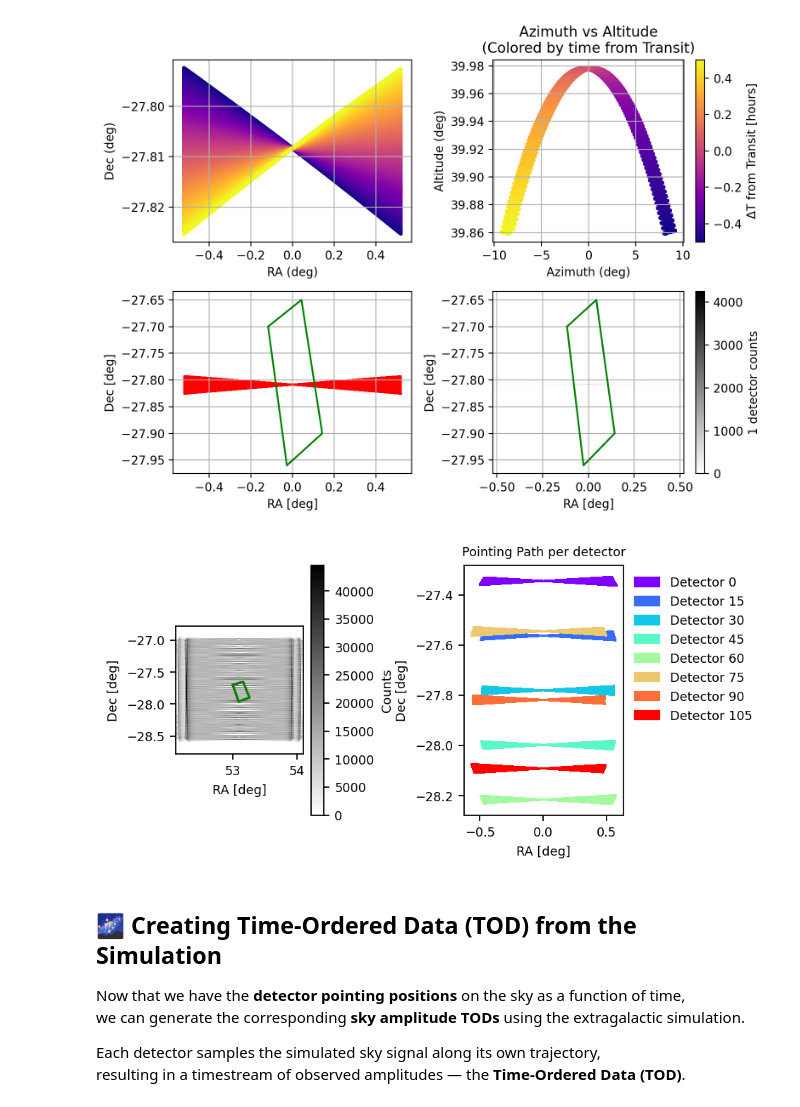
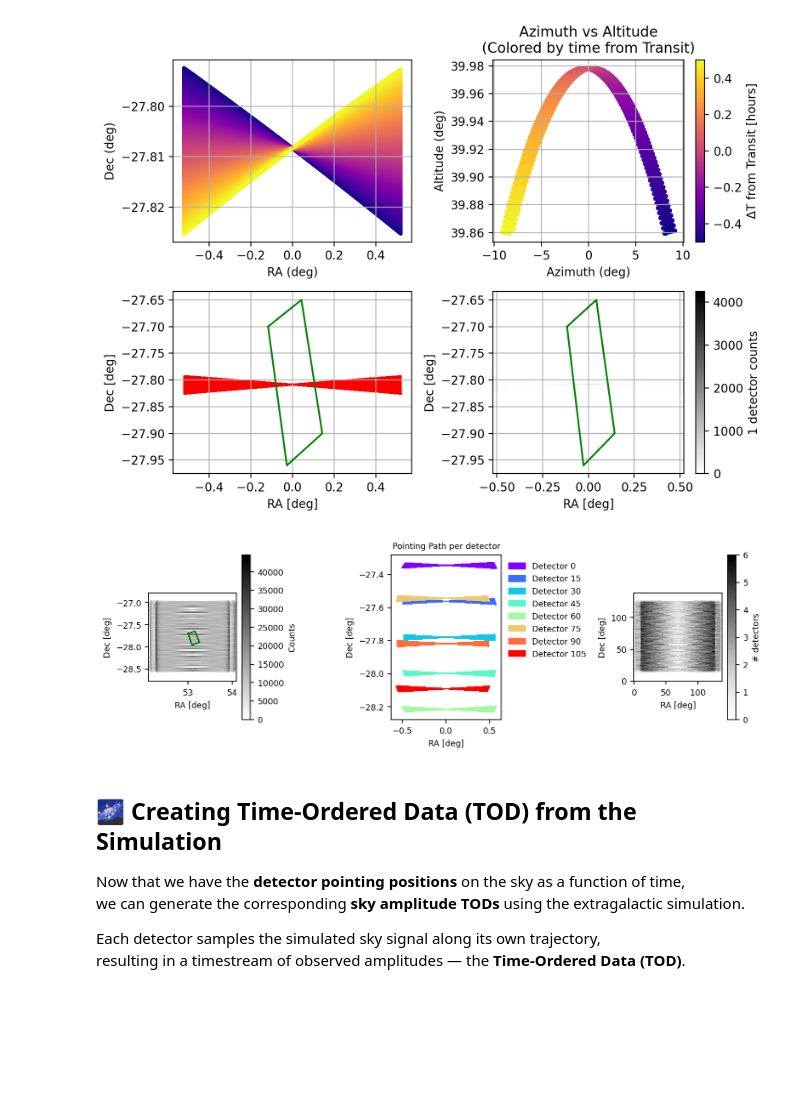
Before and after one commit to tim-balloon/TIM_analysis, a Jupyter notebook: timestream_maker/timestream_generator.ipynb, the cells around one changed output. Drawn from its saved outputs; the diff is of its cells as text; code cells hidden in the pictures; blank space fills up the shorter version.

```diff
--- a/timestream_maker/timestream_generator.ipynb
+++ b/timestream_maker/timestream_generator.ipynb
@@ -222,30 +222,45 @@ xedges,yedges,hit_map = binMap(pointing_paths,res=res,dec=dec,ra=ra)
 # %%
 #Plot a scan route
 BS = 8; plt.rc('font', size=BS); plt.rc('axes', titlesize=BS); plt.rc('axes', labelsize=BS)
-fig, axs = plt.subplots(1,2,figsize=(6,3), dpi=160,)
+fig, axs = plt.subplots(1,3,figsize=(9,3), dpi=160,)
 #---
-axp, axpix = axs[0], axs[1]
+axp, axpix, axdet = axs[0], axs[1], axs[2]
 img = axp.imshow((hit_map), extent=[x_cen-1, x_cen+1,y_cen-1, y_cen+1,],
                 interpolation='nearest', origin='lower', vmin=0, vmax=np.max(hit_map), cmap='binary' )
 if(contours is not None): axp.plot(contours[:, 1], contours[:, 0], c= 'g')
 fig.colorbar(img, ax=axp, label='Counts')
 axp.set_xlabel('RA [deg]')
 axp.set_ylabel('Dec [deg]')
 #---
 patchs = []
 axpix.set_title('Pointing Path per detector')
 idx = np.arange(len(pointing_paths))[::15]
 n = 11
 for i,c in zip(idx, cm.rainbow(np.linspace(0.,1,len(idx)))):
     axpix.scatter(pointing_paths[i][::n,0], pointing_paths[i][::n,1], s=0.1,c=c)
     patch = mpatches.Patch(color=c, label= 'Detector %d'%i); patchs.append(patch);
 #axpix.set_aspect(aspect=1)
 axpix.legend(handles=patchs,frameon=False, bbox_to_anchor=(1,1))
 axpix.set_xlabel('RA [deg]')
 axpix.set_ylabel('Dec [deg]')
+
+#----------------------------------------------------------------------
+hit_maps = []
+for idx in range(len(pointing_paths)):
+    xedges,yedges,hitmap = binMap(pointing_paths[idx],res=res,dec=dec,ra=ra, shape= hit_map.shape)
+    hit_maps.append(hitmap)
+hit_maps = np.asarray(hit_maps)
+det_map = np.sum(np.asarray(hit_maps) > 0, axis=0)
+img = axdet.imshow(det_map, origin='lower', cmap = 'Greys')
+fig.colorbar(img, ax=axdet, label='# detectors')
+#----------------------------------------------------------------------
+axdet.set_xlabel('RA [deg]')
+axdet.set_ylabel('Dec [deg]')
+#-------------------------------
+
 fig.tight_layout()
 # %% [output]
-[figure, old version]
+[figure, new version]
 # %% [markdown]
 ## 🌌 Creating Time-Ordered Data (TOD) from the Simulation
 
```
